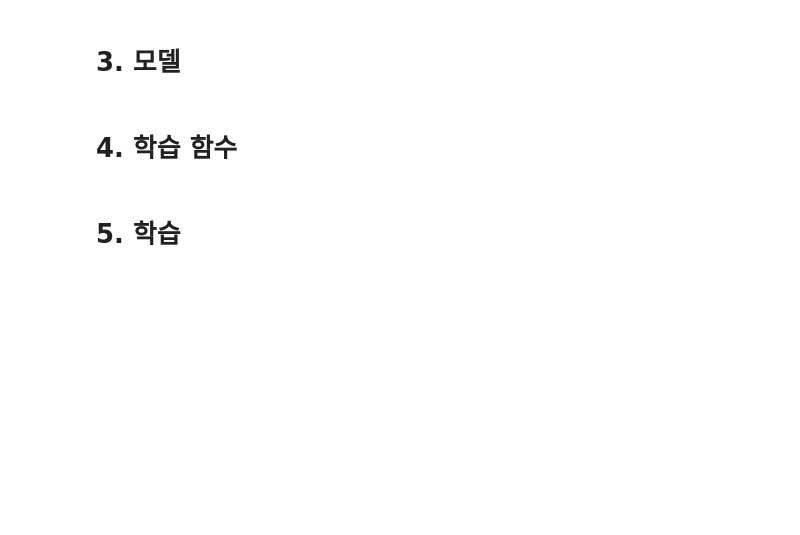
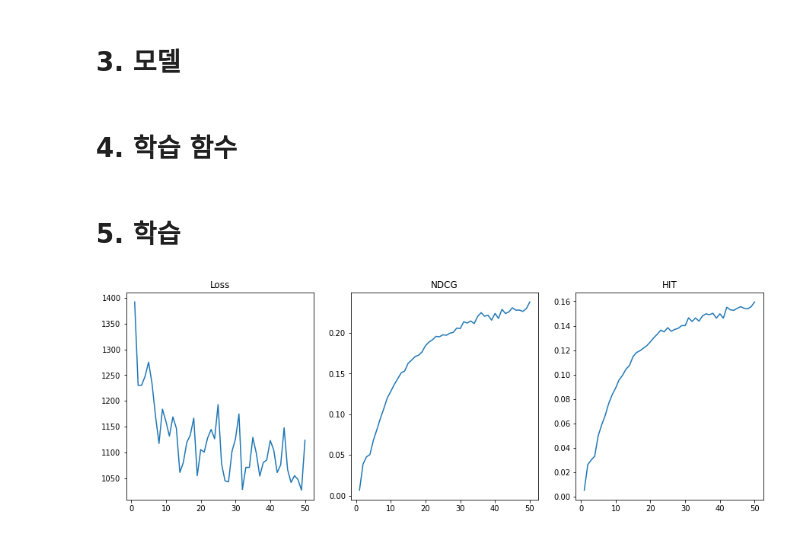
Before and after one commit to SeongBeomLEE/RecsysTutorial, a Jupyter notebook: RecVAE/RecVAE.ipynb, the cells around one changed output. Drawn from its saved outputs; the diff is of its cells as text; code cells hidden in the pictures; blank space fills up the shorter version.

```diff
--- a/RecVAE/RecVAE.ipynb
+++ b/RecVAE/RecVAE.ipynb
@@ -32,9 +32,6 @@ torch.set_printoptions(sci_mode=True)
 # %%
 config = {
     'data_path' : "/content/drive/MyDrive/RecsysTutorial/Data/MovieLens" , # 데이터 경로
-
-    'model_path' : "/content/drive/MyDrive/RecsysTutorial/model", # 모델 저장 경로
-    'model_name' : 'RecVAE.pt',
 
     'hidden_dim': 600,
     'latent_dim' : 200,
@@ -370,7 +345,9 @@ optimizer = torch.optim.Adam(model.parameters(), lr=5e-4)
 optimizer_encoder = torch.optim.Adam(model.encoder.parameters(), lr=5e-4)
 optimizer_decoder = torch.optim.Adam(model.decoder.parameters(), lr=5e-4)
 # %%
-best_hit = 0
+loss_list = []
+ndcg_list = []
+hit_list = []
 for epoch in range(1, config.num_epochs + 1):
     tbar = tqdm(range(1))
     for _ in tbar:
@@ -419,8 +396,26 @@ for epoch in range(1, config.num_epochs + 1):
             make_matrix_data_set = make_matrix_data_set,
             )
 
-        if best_hit < hit:
-            best_hit = hit
-            torch.save(model.state_dict(), os.path.join(config.model_path, config.model_name))
+        loss_list.append(train_loss)
+        ndcg_list.append(ndcg)
+        hit_list.append(hit)
 
         tbar.set_description(f'Epoch: {epoch:3d}| Train loss: {train_loss:.5f}| NDCG@10: {ndcg:.5f}| HIT@10: {hit:.5f}')
+# %%
+import matplotlib.pyplot as plt
+
+fig, ax = plt.subplots(1, 3, figsize = (15, 5))
+ax = ax.flatten()
+epochs = [i for i in range(1, config.num_epochs + 1)]
+
+ax[0].plot(epochs, loss_list)
+ax[0].set_title('Loss')
+
+ax[1].plot(epochs, ndcg_list)
+ax[1].set_title('NDCG')
+
+ax[2].plot(epochs, hit_list)
+ax[2].set_title('HIT')
+plt.show()
+# %% [output]
+[figure, added]
```
Also changed, not shown: parts of 3 cells of this notebook.
